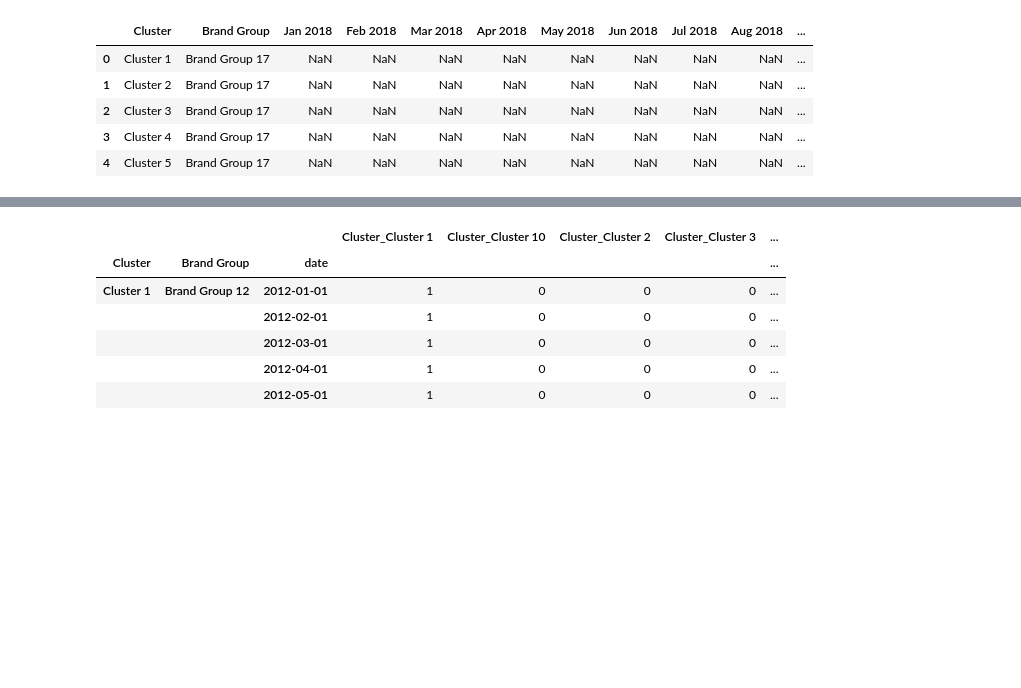
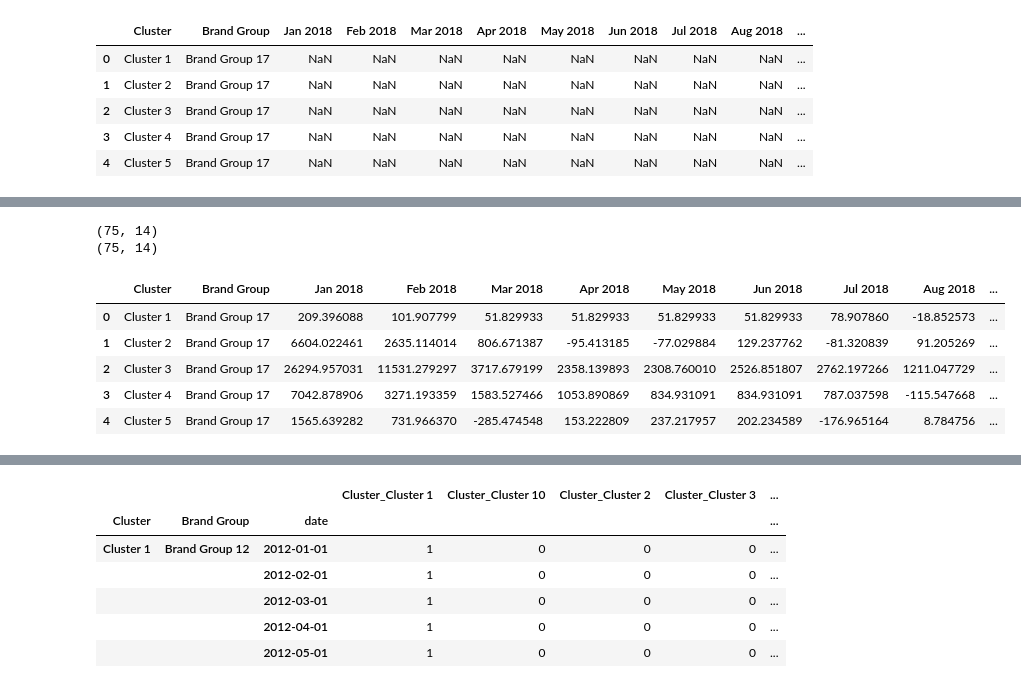
Before and after one commit to javiermas/dudewheresmyaspirin, a Jupyter notebook: notebooks/jma_00_dirty_stuff.ipynb, the cells around one changed output, grey strips where cells are left out. Drawn from its saved outputs; the diff is of its cells as text; code cells hidden in the pictures; blank space fills up the shorter version.

```diff
--- a/notebooks/jma_00_dirty_stuff.ipynb
+++ b/notebooks/jma_00_dirty_stuff.ipynb
@@ -90,24 +100,40 @@ Index(['Brand Group_Brand Group 17', 'Brand Group_Brand Group 24',
 from xgboost import XGBRegressor
 from matplotlib import pyplot as plt
 
-bst = XGBRegressor()
+bst = XGBRegressor(num_estimators=)
 
 def make_prediction(data, model):
-    model.fit(data.loc[data['submission'] == 0].drop(['Sales 1', 'Sales 2'], axis=1).values, data.loc[data['submission'] == 0, 'Sales 2'].values)
-    predictions = model.predict(data.loc[data['submission'] == 1].drop(['Sales 1', 'Sales 2'], axis=1).values)
+    model.fit(data.loc[data['submission'] == 0].drop(['Sales 1', 'Sales 2', 'submission'], axis=1).values, data.loc[data['submission'] == 0, 'Sales 2'].values)
+    predictions = model.predict(data.loc[data['submission'] == 1].drop(['Sales 1', 'Sales 2', 'submission'], axis=1).values)
     predictions = pd.DataFrame(predictions, index=data.loc[data['submission'] == 1].index).reset_index()
     return predictions
 
 predictions = make_prediction(feature_matrix, bst)
 # %%
+import calendar
+
 def predictions_to_submission(predictions, submission):
     predictions['date'] = predictions['date'].apply(lambda x: f'{calendar.month_abbr[x.month]} {x.year}')
     for i, row in submission.iterrows():
         for key in row.keys():
             if key not in ['Cluster', 'Brand Group']:
                 submission.loc[(submission['Cluster'] == row['Cluster']) & (submission['Brand Group'] == row['Brand Group']), key] = \
                     predictions.loc[(predictions['Cluster'] == row['Cluster']) & (predictions['date'] == key) & (predictions['Brand Group'] == row['Brand Group']), 0].values
+    submission['Cluster'] = submission['Cluster'].astype(str)
+    submission['Cluster'] = submission['Cluster'].astype(str)
     return submission
 
 submission_template = pd.read_csv('../data/Data_Novartis_Datathon-Results_Challenge1_Template.csv')
-submission = predictions_to_submission(predictions, submission_template)
+submission = predictions_to_submission(predictions, submission_template.copy())
+print(submission.shape)
+print(submission_template.shape)
+submission.head()
+# %% [output]
+(75, 14)
+(75, 14)
+|  | Cluster | Brand Group | Jan 2018 | Feb 2018 | Mar 2018 | Apr 2018 | May 2018 | Jun 2018 | Jul 2018 | Aug 2018 | ... |
+| 0 | Cluster 1 | Brand Group 17 | 209.396088 | 101.907799 | 51.829933 | 51.829933 | 51.829933 | 51.829933 | 78.907860 | -18.852573 | ... |
+| 1 | Cluster 2 | Brand Group 17 | 6604.022461 | 2635.114014 | 806.671387 | -95.413185 | -77.029884 | 129.237762 | -81.320839 | 91.205269 | ... |
+| 2 | Cluster 3 | Brand Group 17 | 26294.957031 | 11531.279297 | 3717.679199 | 2358.139893 | 2308.760010 | 2526.851807 | 2762.197266 | 1211.047729 | ... |
+| 3 | Cluster 4 | Brand Group 17 | 7042.878906 | 3271.193359 | 1583.527466 | 1053.890869 | 834.931091 | 834.931091 | 787.037598 | -115.547668 | ... |
+| 4 | Cluster 5 | Brand Group 17 | 1565.639282 | 731.966370 | -285.474548 | 153.222809 | 237.217957 | 202.234589 | -176.965164 | 8.784756 | ... |
```
Also changed, not shown: parts of 11 cells of this notebook.
